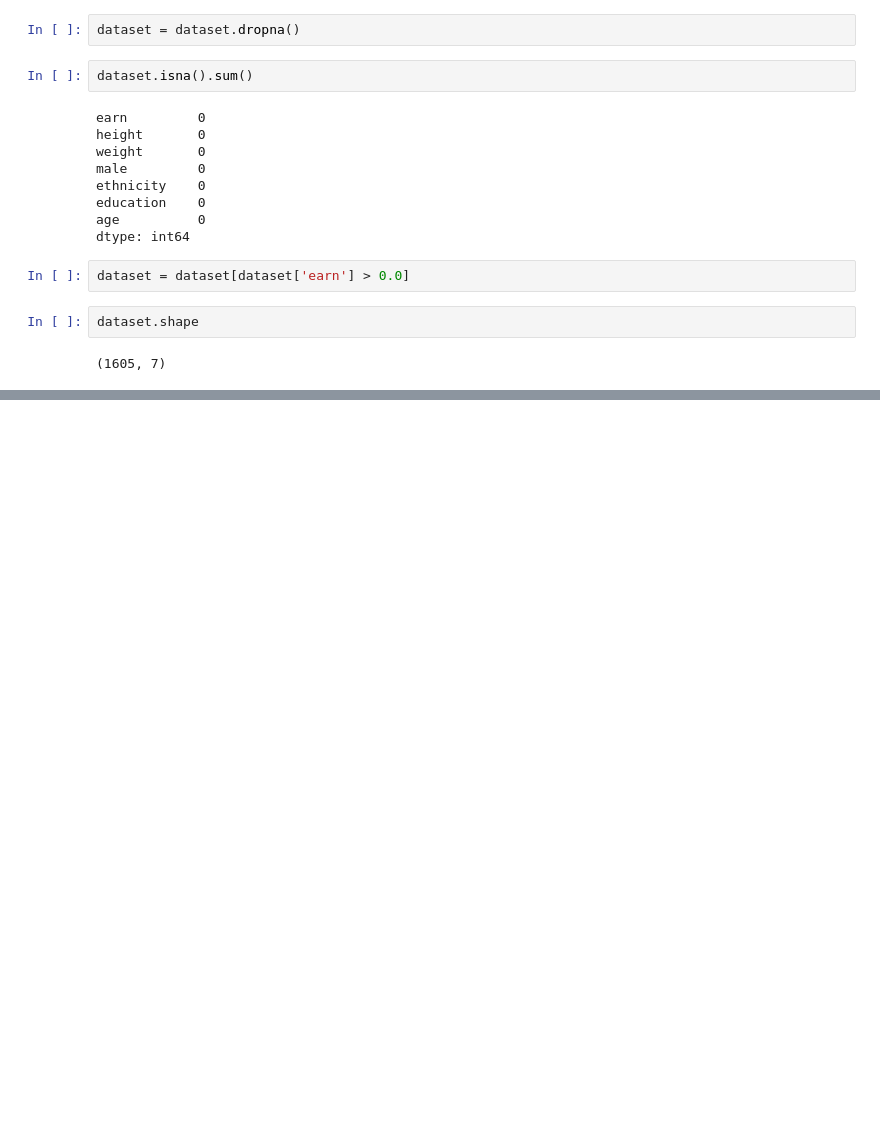
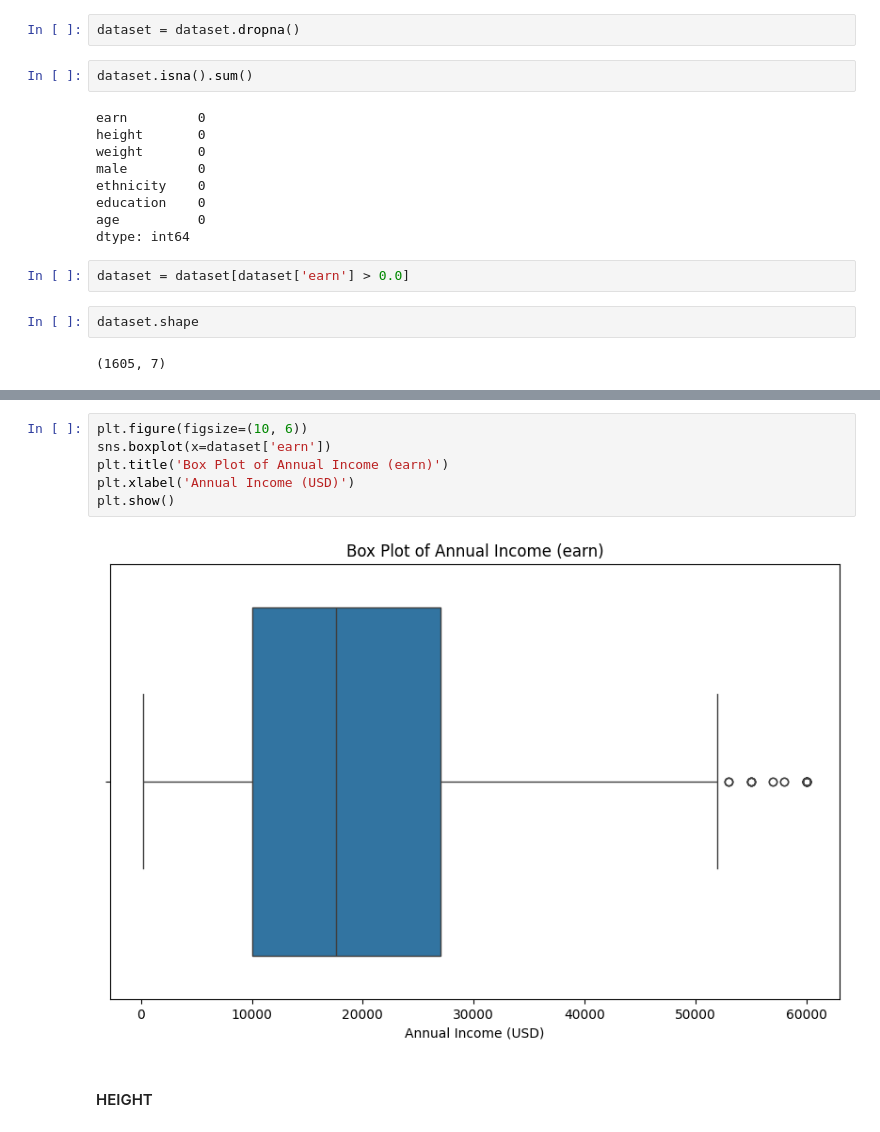
Before and after one commit to Darknight47/Data-Science-Project-01, a Jupyter notebook: linear_regression_with_interactioneffects.ipynb, the cells around one changed output, grey strips where cells are left out. Drawn from its saved outputs; the diff is of its cells as text; blank space fills up the shorter version.

```diff
--- a/linear_regression_with_interactioneffects.ipynb
+++ b/linear_regression_with_interactioneffects.ipynb
@@ -91,0 +158,10 @@ dataset.shape
+# %%
+plt.figure(figsize=(10, 6))
+sns.boxplot(x=dataset['earn'])
+plt.title('Box Plot of Annual Income (earn)')
+plt.xlabel('Annual Income (USD)')
+plt.show()
+# %% [output]
+[figure, added]
+# %% [markdown]
+#### HEIGHT
```
Also changed, not shown: parts of 13 cells of this notebook.
